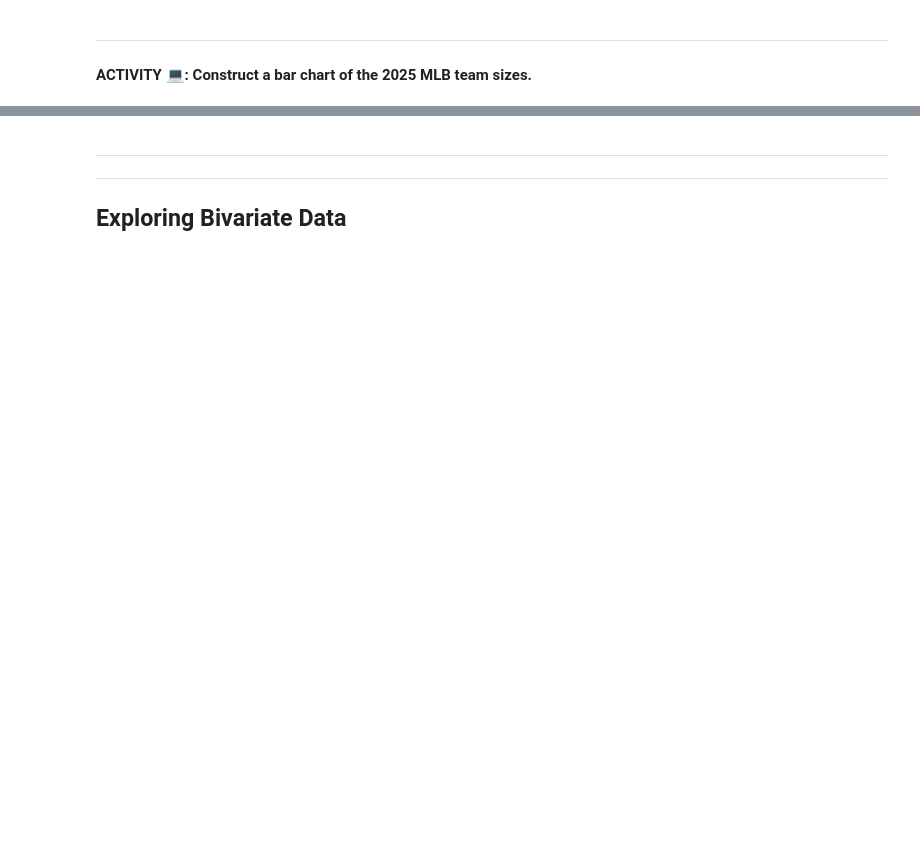
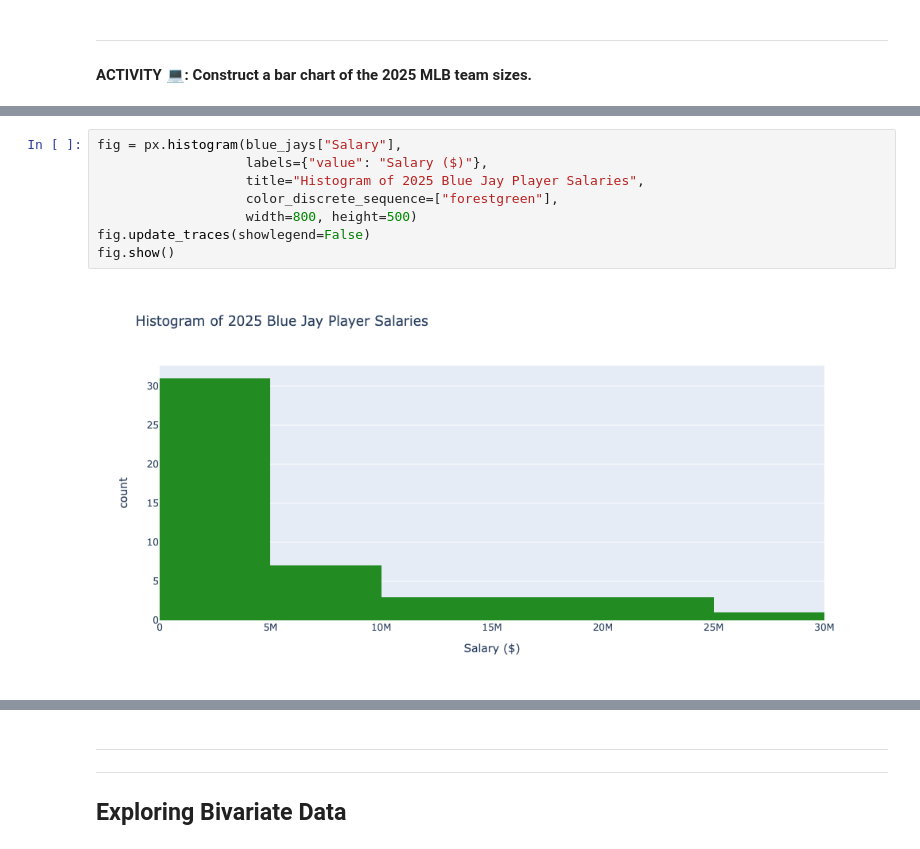
Before and after one commit to ntstevens/DATSC101, a Jupyter notebook: Lectures/Exploratory Data Analysis.ipynb, the cells around one changed output, grey strips where cells are left out. Cells and saved outputs as stored; diff of their text form; blank space fills up the shorter version.

```diff
--- a/Lectures/Exploratory Data Analysis.ipynb
+++ b/Lectures/Exploratory Data Analysis.ipynb
@@ -925,0 +1388,10 @@ fig.show()
+# %%
+fig = px.histogram(blue_jays["Salary"],
+                   labels={"value": "Salary ($)"},
+                   title="Histogram of 2025 Blue Jay Player Salaries",
+                   color_discrete_sequence=["forestgreen"],
+                   width=800, height=500)
+fig.update_traces(showlegend=False)
+fig.show()
+# %% [output]
+[figure, added]
```
Also changed, not shown: parts of 63 cells of this notebook.
